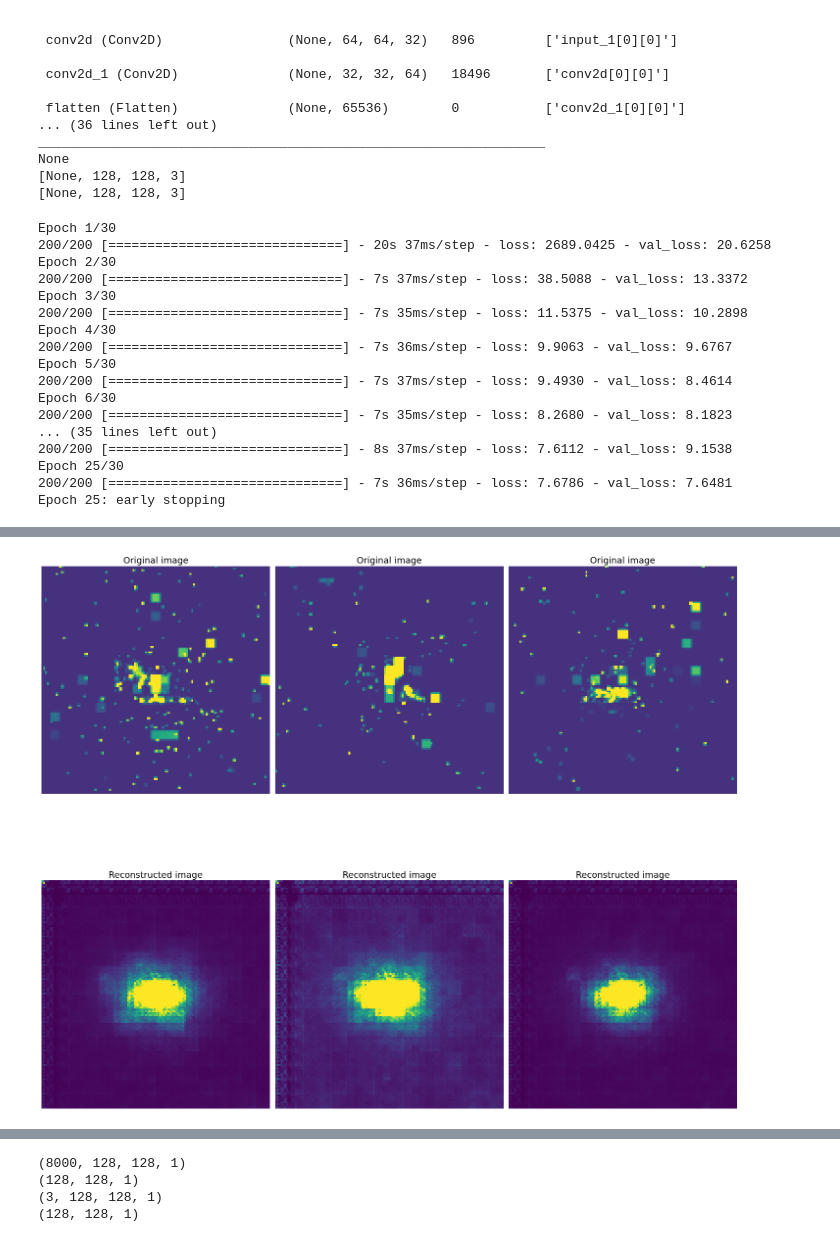
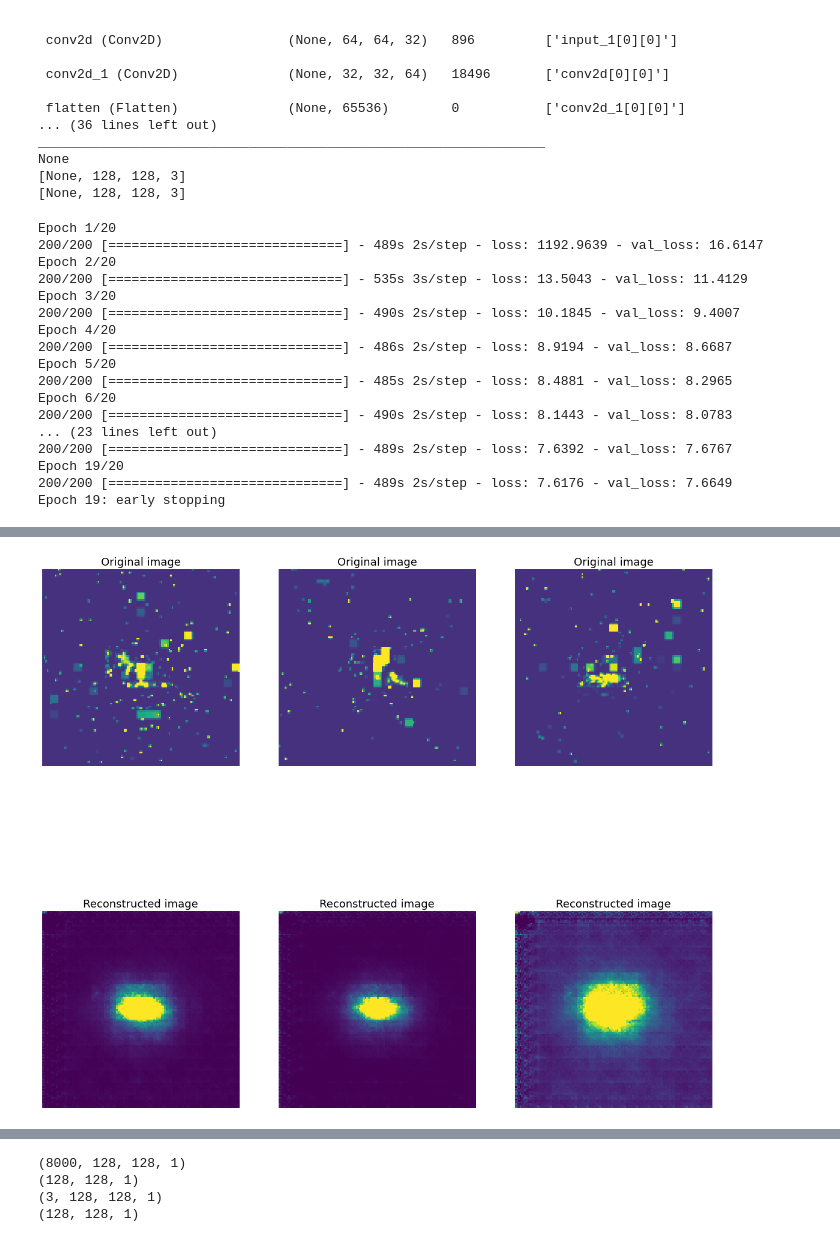
Before and after one commit to Akshit17/Variational-Autoencoder-for-Quark-Gluon-Jet-Event-Images, a Jupyter notebook: VAE_reconstruction_(Common_Task_1).ipynb, the cells around one changed output, grey strips where cells are left out. Saved outputs shown, nothing was run; the diff lists cells and outputs as text; code cells hidden in the pictures.

```diff
--- a/VAE_reconstruction_(Common_Task_1).ipynb
+++ b/VAE_reconstruction_(Common_Task_1).ipynb
@@ -244,35 +244,35 @@ optimizer = keras.optimizers.Adam(learning_rate=0.001)
 vae.compile(optimizer=optimizer)
 
 # Train VAE model
-es = EarlyStopping(monitor='val_loss', mode='min', verbose=1, patience=5)
+es = EarlyStopping(monitor='val_loss', mode='min', verbose=1, patience=3)
 
 history = vae.fit(
         train_generator,
         steps_per_epoch=train_generator.n // train_generator.batch_size,
-        epochs=30,
+        epochs=20,
         validation_data=valid_generator,
         validation_steps=valid_generator.n // valid_generator.batch_size,
         callbacks=[es],
         verbose=1
 )
 # %% [output]
-Epoch 1/30
-200/200 [==============================] - 20s 37ms/step - loss: 2689.0425 - val_loss: 20.6258
-Epoch 2/30
-200/200 [==============================] - 7s 37ms/step - loss: 38.5088 - val_loss: 13.3372
-Epoch 3/30
-200/200 [==============================] - 7s 35ms/step - loss: 11.5375 - val_loss: 10.2898
-Epoch 4/30
-200/200 [==============================] - 7s 36ms/step - loss: 9.9063 - val_loss: 9.6767
-Epoch 5/30
-200/200 [==============================] - 7s 37ms/step - loss: 9.4930 - val_loss: 8.4614
-Epoch 6/30
-200/200 [==============================] - 7s 35ms/step - loss: 8.2680 - val_loss: 8.1823
-... (35 lines left out)
-200/200 [==============================] - 8s 37ms/step - loss: 7.6112 - val_loss: 9.1538
-Epoch 25/30
-200/200 [==============================] - 7s 36ms/step - loss: 7.6786 - val_loss: 7.6481
-Epoch 25: early stopping
+Epoch 1/20
+200/200 [==============================] - 489s 2s/step - loss: 1192.9639 - val_loss: 16.6147
+Epoch 2/20
+200/200 [==============================] - 535s 3s/step - loss: 13.5043 - val_loss: 11.4129
+Epoch 3/20
+200/200 [==============================] - 490s 2s/step - loss: 10.1845 - val_loss: 9.4007
+Epoch 4/20
+200/200 [==============================] - 486s 2s/step - loss: 8.9194 - val_loss: 8.6687
+Epoch 5/20
+200/200 [==============================] - 485s 2s/step - loss: 8.4881 - val_loss: 8.2965
+Epoch 6/20
+200/200 [==============================] - 490s 2s/step - loss: 8.1443 - val_loss: 8.0783
+... (23 lines left out)
+200/200 [==============================] - 489s 2s/step - loss: 7.6392 - val_loss: 7.6767
+Epoch 19/20
+200/200 [==============================] - 489s 2s/step - loss: 7.6176 - val_loss: 7.6649
+Epoch 19: early stopping
 # %%
 # Select some random samples from the dataset
 samples = X_jets[:3]
@@ -329,6 +329,15 @@ print(reconstructed_samples[0].shape)
 ###############
 reconstructed_samples = np.expand_dims(reconstructed_samples, axis=-1)  # Reshape to (n, 125, 125, 1)
 
+del(mean_track)
+del(std_track)
+del(normalized_track)
+del(mean_ecal)
+del(std_ecal)
+del(normalized_ecal)
+del(mean_hcal)
+del(std_hcal)
+del(normalized_hcal)
 
 # Display some of the original images and reconstructed samples
 fig, axes = plt.subplots(nrows=2, ncols=3, figsize=(20, 20))
@@ -343,7 +352,7 @@ for i in range(3):
     axes[1, i].axis('off')
     axes[1, i].set_title('Reconstructed image', fontsize=18)  # Add label to the subplot
 
-# fig.subplots_adjust(hspace=0.1)
-plt.tight_layout()  # Reduce whitespace between subplots
+fig.subplots_adjust(hspace=0.1)
+# plt.tight_layout()  # Reduce whitespace between subplots
 plt.show()
 # %% [output]
@@ -352,8 +361,8 @@ plt.show()
 (8000, 128, 128)
 (128, 128)
 (3, 128, 128)
 (128, 128)
-[figure, old version]
+[figure, new version]
 # %%
 loss_train = history.history['loss']
 loss_val = history.history['val_loss']
```
Also changed, not shown: parts of 14 cells of this notebook, 1 other file.
